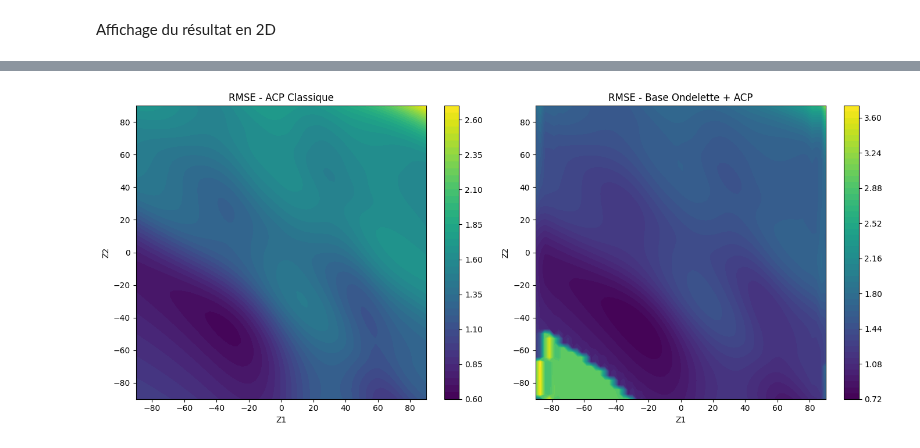
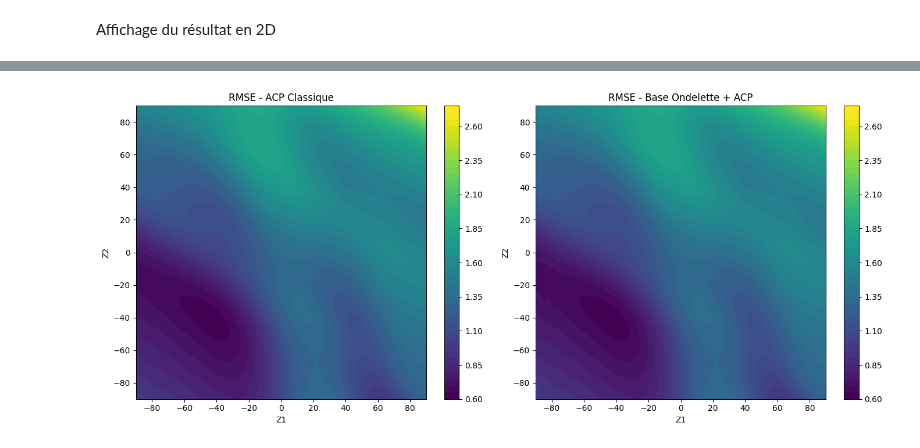
Before and after one commit to Viictordvd/Vigilance-Vagues-Submersion, a Jupyter notebook: campbell.ipynb, the cells around one changed output, grey strips where cells are left out. Saved outputs shown, nothing was run; the diff lists cells and outputs as text; code cells hidden in the pictures.

```diff
--- a/campbell.ipynb
+++ b/campbell.ipynb
@@ -38,7 +38,8 @@ n_test=1000
 n_train = 200
 n_dim = 8
 bounds = np.array([-np.ones(n_dim),5*np.ones(n_dim)])
-x_train = methods.lhs_optimized(n_train, n_dim ,bounds, n_iter=500, seed=42)#on simule les données d'entrée avec LHS et SA
+x_train = np.random.uniform(-1,5,(n_train,n_dim))
+#x_train = methods.lhs_optimized(n_train, n_dim ,bounds, n_iter=500, seed=42)#on simule les données d'entrée avec un hypercube latin optimisé
 x_test=np.random.uniform(-1,5,(n_test,n_dim)) #On simule les données de test avec une loi uniforme
 y_train = np.zeros((n_train,n_grid*n_grid))  # matrice (1000, 4096)
 y_test = np.zeros((n_test,n_grid*n_grid))
@@ -101,6 +111,7 @@ Une fois qu'on aura les trois méthodes, on pourra ajouter une optimisation des
 # %%
 n_pc = 5 #nombre composantes principales
 K_tilde = 1200
-p = 0.98
+#Il faut mettre un p quasiment égal à 1 pour obtenir un résultat satisfaisant
+p = 0.99999
 Y_test_reconstruct_wavelet = methods.ACPF_Ondelettes(x_train,x_test,y_train,n_pc,param,K_tilde=0,p=p)
 # %% [output]
@@ -135,32 +154,35 @@ plt.show()
 # %%
 # --- Calcul RMSE pixel-par-pixel (classique)
 rmse_ACP = np.sqrt(np.mean((y_test - Y_test_reconstruct)**2, axis=0))
 RMSE_map_ACP = rmse_ACP.reshape((n_grid, n_grid))
 
 # --- Calcul RMSE pixel-par-pixel (B-splines)
 rmse_wavelet = np.sqrt(np.mean((y_test - Y_test_reconstruct_wavelet)**2, axis=0))
 RMSE_map_wavelet = rmse_wavelet.reshape((n_grid, n_grid))
 
+vmin = min(RMSE_map_ACP.min(), RMSE_map_wavelet.min())
+vmax = max(RMSE_map_ACP.max(), RMSE_map_wavelet.max())
+
 # --- Plot côte à côte
 plt.figure(figsize=(14, 6))
 
 # ACP classique
 plt.subplot(1, 2, 1)
-contour1 = plt.contourf(Z1, Z2, RMSE_map_ACP, levels=50)
+contour1 = plt.contourf(Z1, Z2, RMSE_map_ACP, levels=50, cmap='viridis', vmin=vmin, vmax=vmax)
 plt.colorbar(contour1)
 plt.title("RMSE - ACP Classique")
 plt.xlabel("Z1")
 plt.ylabel("Z2")
 
 # ACP + B-splines
 plt.subplot(1, 2, 2)
-contour2 = plt.contourf(Z1, Z2, RMSE_map_wavelet, levels=50)
+contour2 = plt.contourf(Z1, Z2, RMSE_map_wavelet, levels=50, cmap='viridis', vmin=vmin, vmax=vmax)
 plt.colorbar(contour2)
 plt.title("RMSE - Base Ondelette + ACP")
 plt.xlabel("Z1")
 plt.ylabel("Z2")
 
 plt.tight_layout()
 plt.show()
 # %% [output]
-[figure, old version]
+[figure, new version]
```
Also changed, not shown: parts of 4 cells of this notebook, 1 other file.
